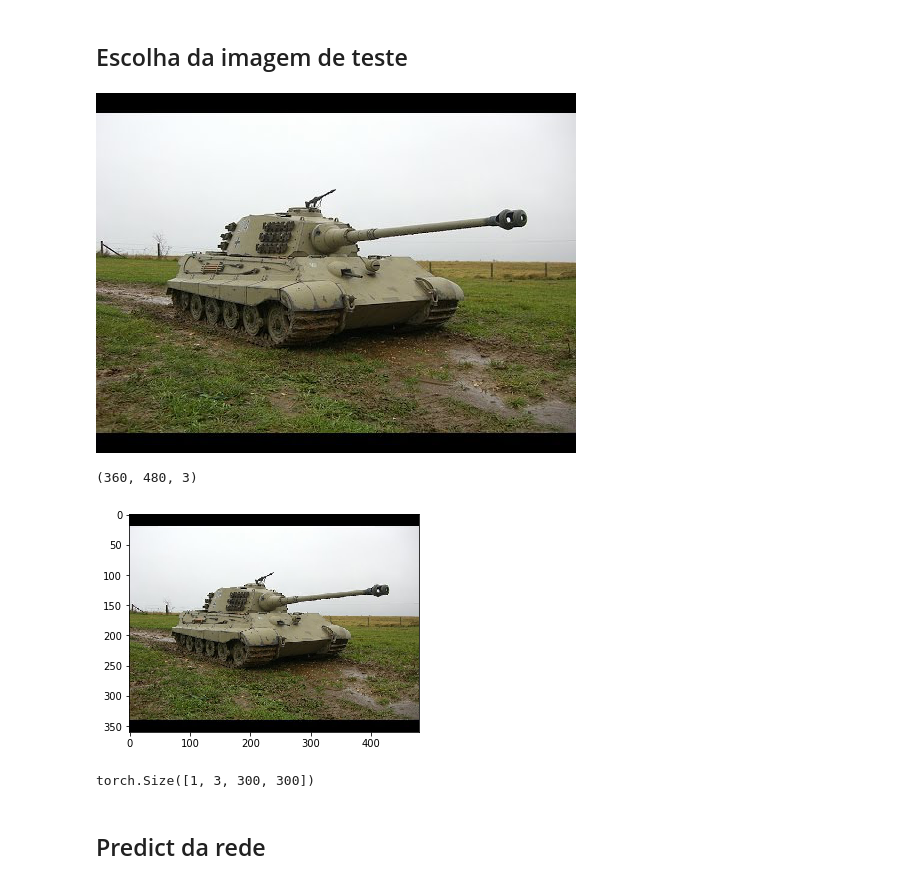
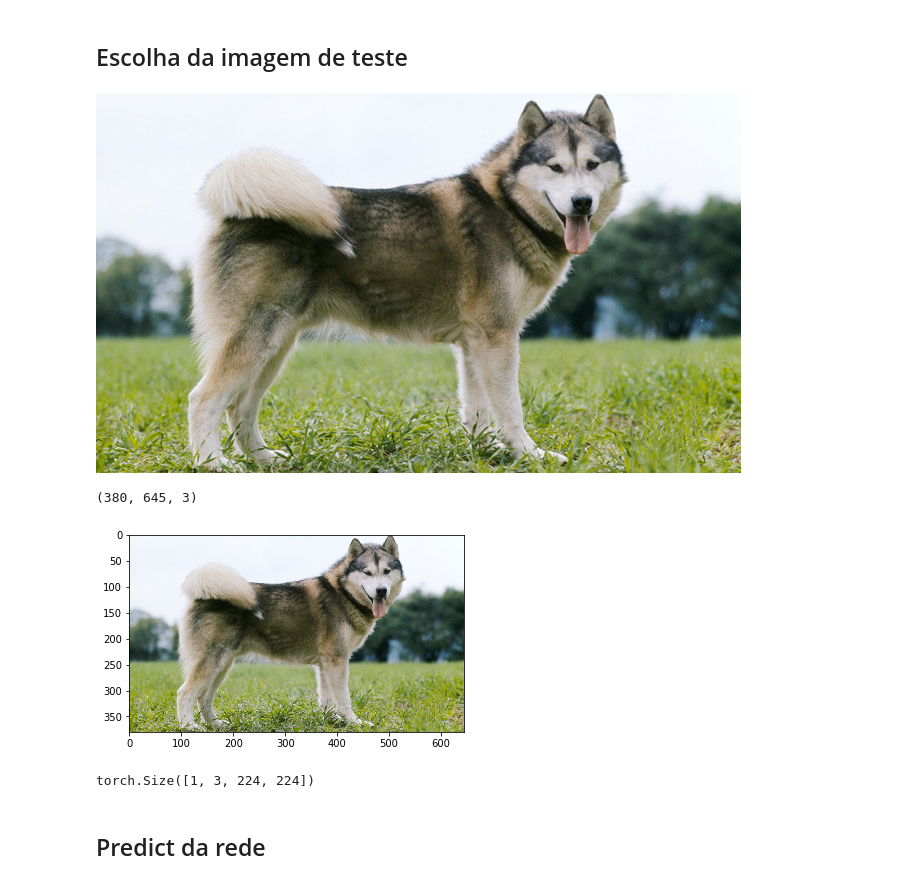
Before and after one commit to robertoalotufo/rnap, a Jupyter notebook: PyTorch/Models_ImageNet.ipynb, the cells around one changed output. Drawn from its saved outputs; the diff is of its cells as text; code cells hidden in the pictures.

Commit message:
imagenet resolvido

```diff
--- a/PyTorch/Models_ImageNet.ipynb
+++ b/PyTorch/Models_ImageNet.ipynb
@@ -122,26 +127,26 @@ VGG(
 # %% [markdown]
 ## Escolha da imagem de teste
 # %%
-# img_path = '/data/datasets/images/malamute.jpeg'
+img_path = '/data/datasets/images/malamute.jpeg'
 # img_path = '/data/datasets/images/egyptian cat.jpeg'
 # img_path = '/data/datasets/images/hay.jpg'
-img_path = '/data/datasets/images/tank.jpg'
+#img_path = '/data/datasets/images/tank.jpg'
 
 img = Image.open(img_path)
 img
 # %% [output]
-[figure, old version]
+[figure, new version]
 # %%
 # Convertendo para NumPy Array e mostrando com matplotlib
 x = np.array(img)
 plt.imshow(x)
 x.shape
 # %% [output]
-(360, 480, 3)
+(380, 645, 3)
-[figure, old version]
+[figure, new version]
 # %%
 format_image = transforms.Compose([
-    transforms.Resize((300,300)),
+    transforms.Resize((224,224)),
     transforms.ToTensor(),
     transforms.Normalize(mean=[0.485, 0.456, 0.406], std=[0.229, 0.224, 0.225])
 ])
@@ -151,7 +156,7 @@ inputs = format_image(img)
 inputs = Variable(inputs.unsqueeze(0))
 print(inputs.size())
 # %% [output]
-torch.Size([1, 3, 300, 300])
+torch.Size([1, 3, 224, 224])
 # %% [markdown]
 ## Predict da rede
 # %%
```
Also changed, not shown: parts of 3 cells of this notebook, 1 other file.
